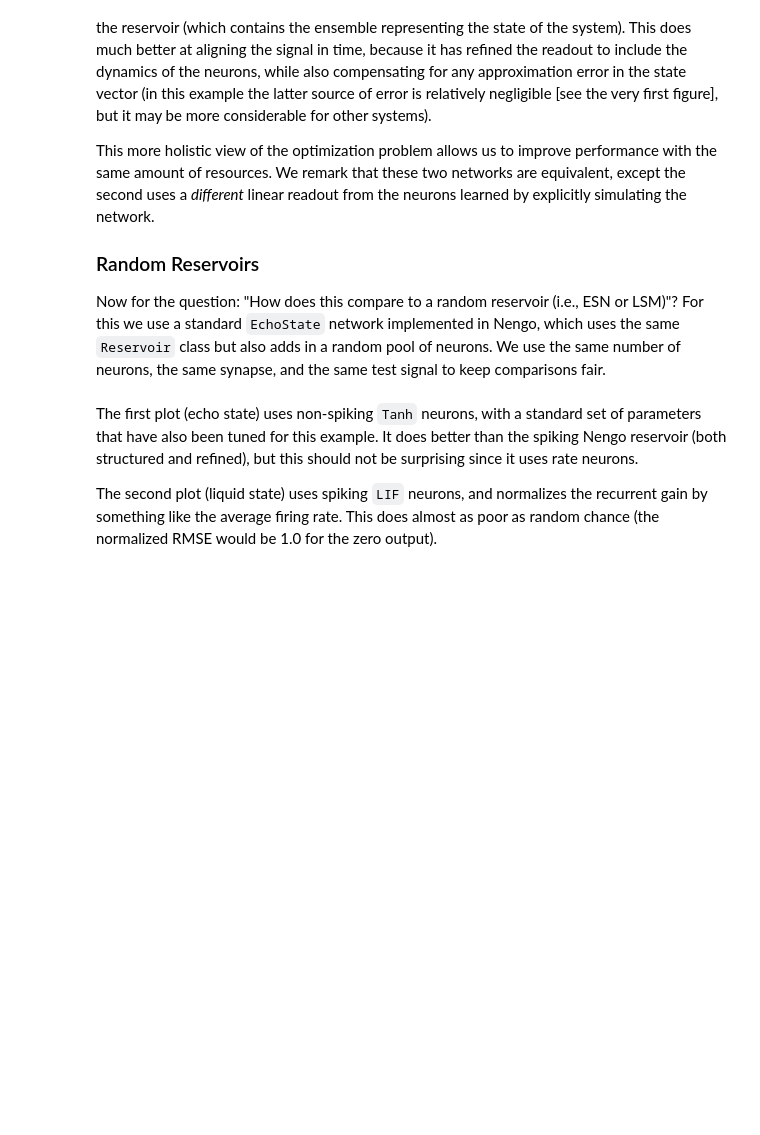
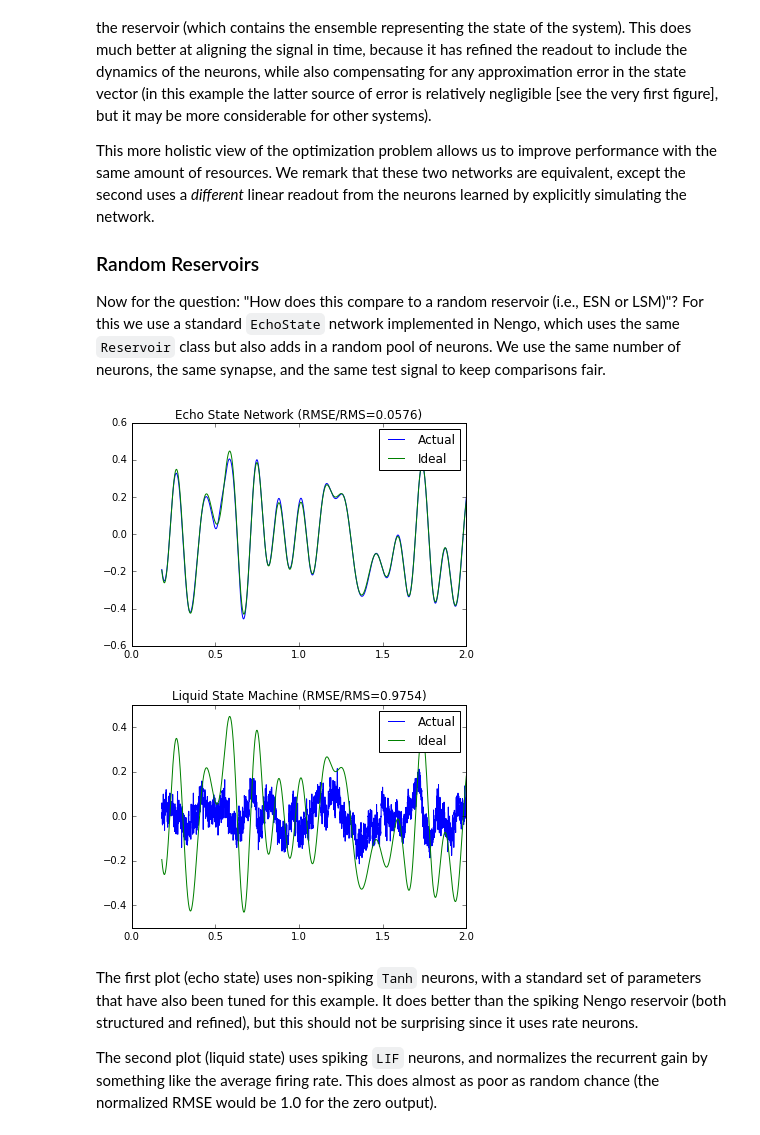
Before and after one commit to arvoelke/nengolib, a Jupyter notebook: doc/notebooks/examples/reservoir_computing.ipynb, the cells around one changed output. Saved outputs shown, nothing was run; the diff lists cells and outputs as text; code cells hidden in the pictures; blank space fills up the shorter version.

```diff
--- a/doc/notebooks/examples/reservoir_computing.ipynb
+++ b/doc/notebooks/examples/reservoir_computing.ipynb
@@ -111,29 +125,32 @@ Now for the question: "How does this compare to a random reservoir (i.e., ESN or
 # %%
 def train_and_test(esn, reg, subtitle):
     # Training
     d, info = esn.train(
         function, train_t, dt, process, t_init=2*delay, solver=LstsqL2(reg=reg), seed=train_seed)
     #plot_results(info['sim'].trange(), function(info['data_in']),
     #             np.dot(info['data_mid'], d), title="%s - Training" % subtitle)
 
     # Validation
     sim, (data_in, data_mid, data_out) = esn.run(test_t, dt, process, seed=test_seed)
     assert np.allclose(np.dot(data_mid, d), data_out)
     plot_results(sim.trange(), function(data_in), data_out,
                  title=subtitle)
 
 
 rng = np.random.RandomState(0)
 
 with nengolib.Network():
     esn = EchoState(n_neurons, 1, recurrent_synapse=synapse, readout_synapse=synapse, rng=rng)
-    train_and_test(esn, reg=1e-4, subtitle="Echo State Network")
+    train_and_test(esn, reg=1e-6, subtitle="Echo State Network")
 
 
 with nengolib.Network():
     esn = EchoState(n_neurons, 1, neuron_type=nengo.LIF(), recurrent_synapse=synapse,
                     readout_synapse=synapse, gain=1.25/200, ens_seed=0, rng=rng)
     train_and_test(esn, reg=0.1, subtitle="Liquid State Machine")
+# %% [output]
+[figure, added]
+[figure, added]
 # %% [markdown]
 The first plot (echo state) uses non-spiking `Tanh` neurons, with a standard set of parameters that have also been tuned for this example. It does better than the spiking Nengo reservoir (both structured and refined), but this should not be surprising since it uses rate neurons.
 
```
Also changed, not shown: parts of 3 cells of this notebook, 3 other files.
